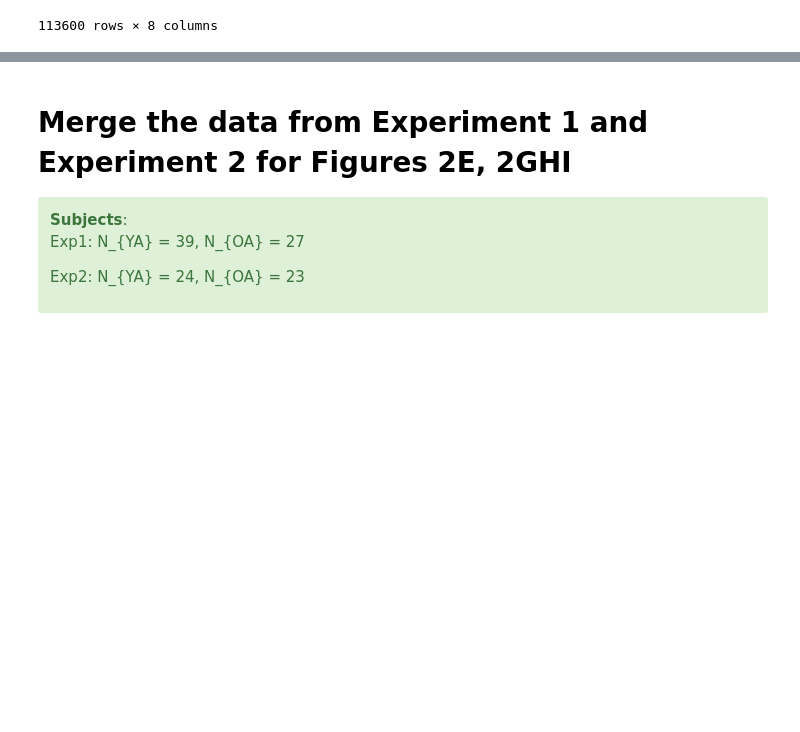
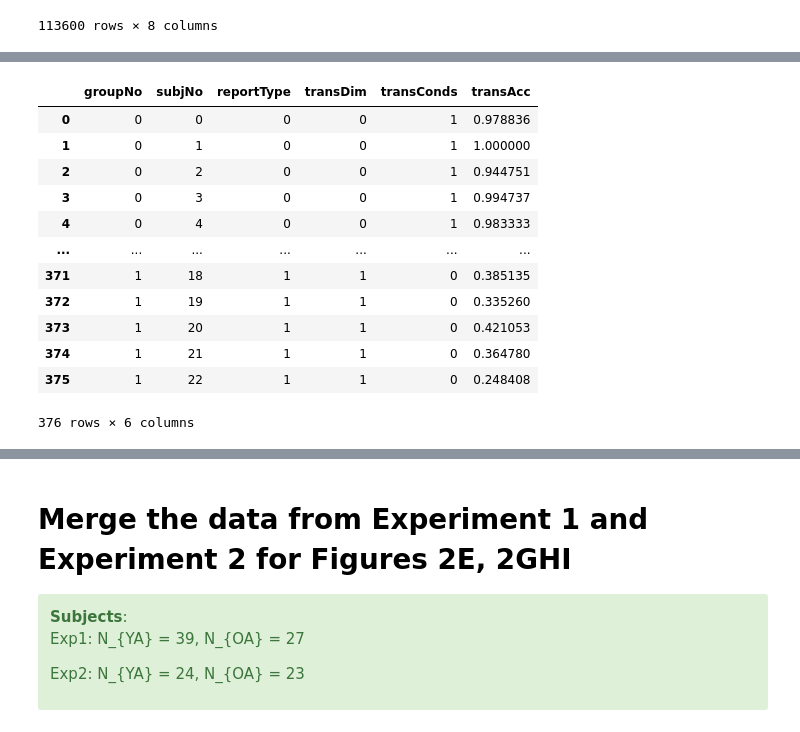
Before and after one commit to xiangjuan-ren1828/FlexibleBindingAnal, a Jupyter notebook: Statistics/seqMem_BehvPaper1_dataFrame.ipynb, the cells around one changed output, grey strips where cells are left out. Cells and saved outputs as stored; diff of their text form; code cells hidden in the pictures; blank space fills up the shorter version.

```diff
--- a/Statistics/seqMem_BehvPaper1_dataFrame.ipynb
+++ b/Statistics/seqMem_BehvPaper1_dataFrame.ipynb
@@ -843,0 +969,23 @@ choice_lmm_pd.to_csv(path_or_buf = path_or_buf)
+# %%
+column_name = {0: 'groupNo', 1: 'subjNo', 2: 'reportType', 3: 'transDim', 4: 'transConds', 5: 'transAcc'}
+transAcc_lmm_pd = transAcc_lmm_pd.rename(columns = column_name)
+transAcc_lmm_pd.groupNo    = transAcc_lmm_pd.groupNo.astype('int64')
+transAcc_lmm_pd.subjNo     = transAcc_lmm_pd.subjNo.astype('int64')
+transAcc_lmm_pd.reportType = transAcc_lmm_pd.reportType.astype('int64')
+transAcc_lmm_pd.transDim   = transAcc_lmm_pd.transDim.astype('int64')
+transAcc_lmm_pd.transConds = transAcc_lmm_pd.transConds.astype('int64')
+transAcc_lmm_pd
+# %% [output]
+|  | groupNo | subjNo | reportType | transDim | transConds | transAcc |
+| 0 | 0 | 0 | 0 | 0 | 1 | 0.978836 |
+| 1 | 0 | 1 | 0 | 0 | 1 | 1.000000 |
+| 2 | 0 | 2 | 0 | 0 | 1 | 0.944751 |
+| 3 | 0 | 3 | 0 | 0 | 1 | 0.994737 |
+| 4 | 0 | 4 | 0 | 0 | 1 | 0.983333 |
+| ... | ... | ... | ... | ... | ... | ... |
+| 371 | 1 | 18 | 1 | 1 | 0 | 0.385135 |
+| 372 | 1 | 19 | 1 | 1 | 0 | 0.335260 |
+| 373 | 1 | 20 | 1 | 1 | 0 | 0.421053 |
+| 374 | 1 | 21 | 1 | 1 | 0 | 0.364780 |
+| 375 | 1 | 22 | 1 | 1 | 0 | 0.248408 |
+376 rows × 6 columns
```
Also changed, not shown: parts of 48 cells of this notebook, 3 other files.
